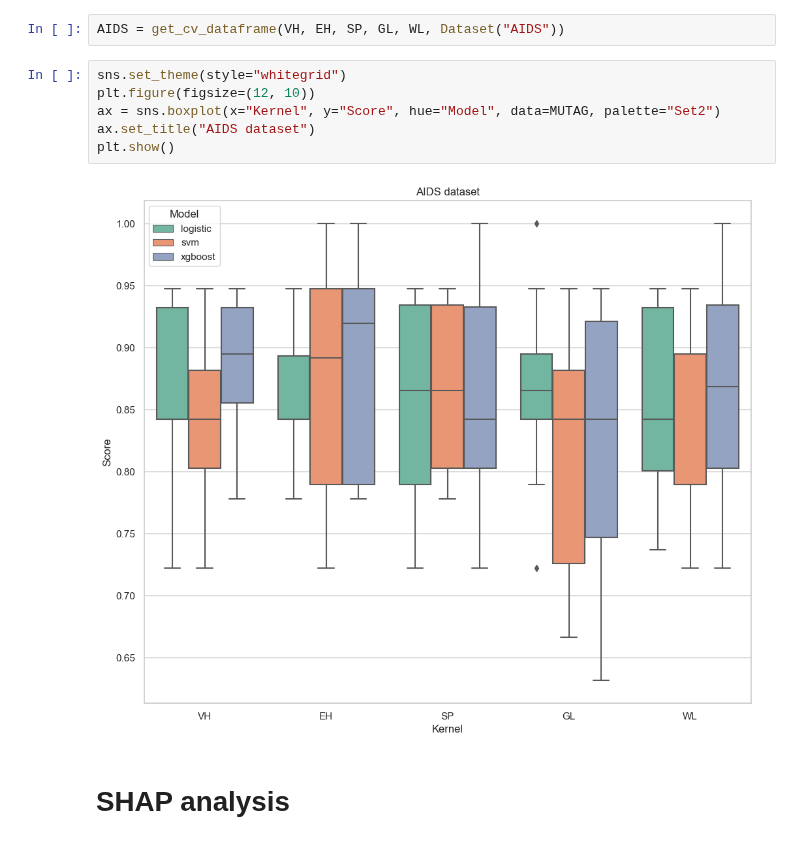
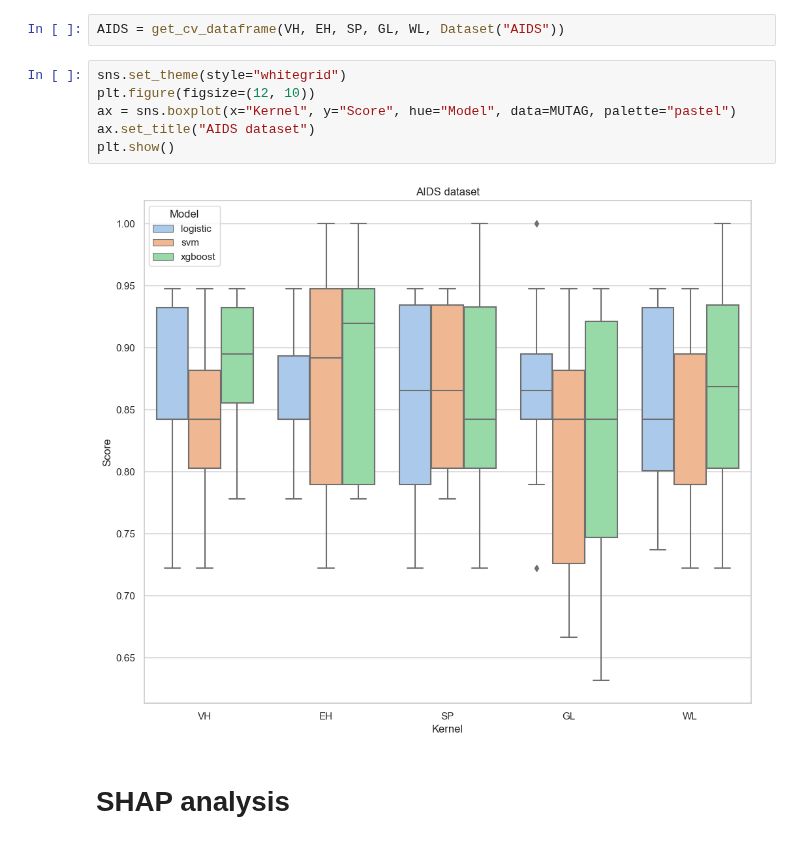
Before and after one commit to congrendai/MSc_Individual_Project, a Jupyter notebook: result.ipynb, the cells around one changed output. Cells and saved outputs as stored; diff of their text form.

```diff
--- a/result.ipynb
+++ b/result.ipynb
@@ -28,10 +31,10 @@ AIDS = get_cv_dataframe(VH, EH, SP, GL, WL, Dataset("AIDS"))
 # %%
 sns.set_theme(style="whitegrid")
 plt.figure(figsize=(12, 10))
-ax = sns.boxplot(x="Kernel", y="Score", hue="Model", data=MUTAG, palette="Set2")
+ax = sns.boxplot(x="Kernel", y="Score", hue="Model", data=MUTAG, palette="pastel")
 ax.set_title("AIDS dataset")
 plt.show()
 # %% [output]
-[figure, old version]
+[figure, new version]
 # %% [markdown]
 # SHAP analysis
```
Also changed, not shown: parts of 1 cell of this notebook, 4 other files.
